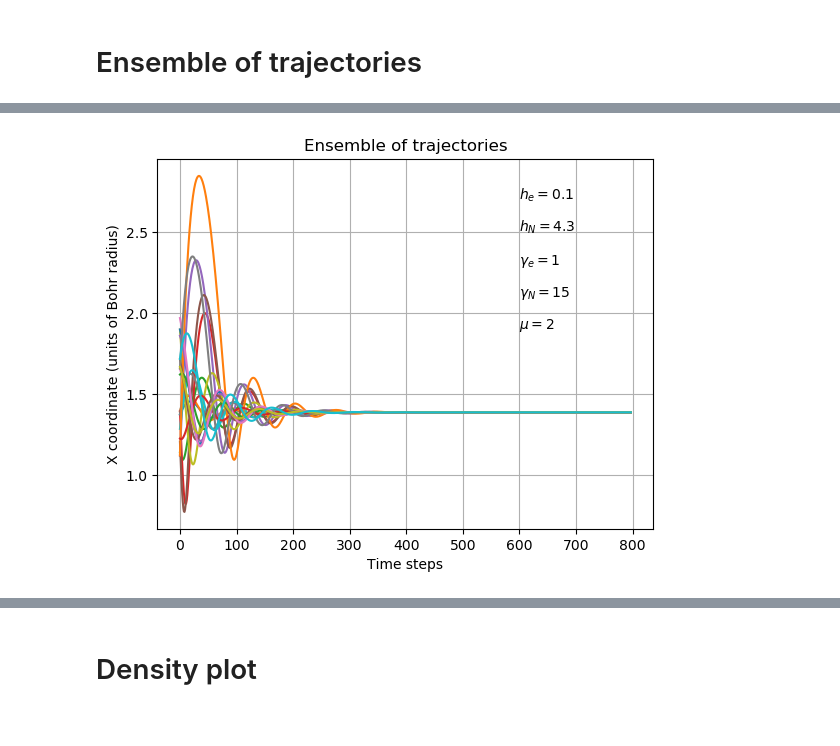
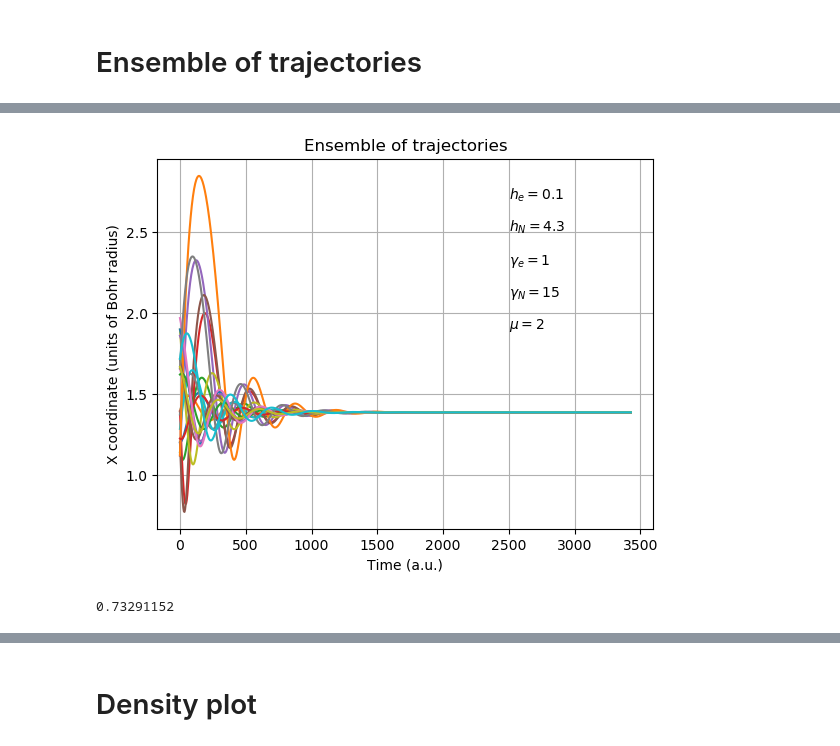
Before and after one commit to Peppone98/Quantum_MD_H2, a Jupyter notebook: CODE/plots.ipynb, the cells around one changed output, grey strips where cells are left out. Drawn from its saved outputs; the diff is of its cells as text; code cells hidden in the pictures.

```diff
--- a/CODE/plots.ipynb
+++ b/CODE/plots.ipynb
@@ -53,3 +53,6 @@ for i in range(1, 20):
     df = pd.read_csv(f'outputs/HF_traj/CPMD_HF_{i}.txt', sep='\s+',header=None)
     df = pd.DataFrame(df)
     main_dataframe = pd.concat([main_dataframe, df],axis=1)
+    N = len(main_dataframe[0])
+    ts = 4.3
+    times = np.arange(0, N*ts, ts)
@@ -56,14 +73,19 @@ for i in range(1, 20):
 # %%
-plt.plot(main_dataframe[0])
+plt.plot(times, main_dataframe[0])
 plt.title('Ensemble of trajectories')
-plt.xlabel('Time steps')
+plt.xlabel('Time (a.u.)')
 plt.grid()
 plt.ylabel('X coordinate (units of Bohr radius)')
-plt.text(600, 2.7, "$h_{e}=0.1$")
-plt.text(600, 2.5, "$h_{N}=4.3$")
-plt.text(600, 2.3, "$\gamma_{e}=1$")
-plt.text(600, 2.1, "$\gamma_{N}=15$")
-plt.text(600, 1.9, "$\mu=2$")
+plt.text(2500, 2.7, "$h_{e}=0.1$")
+plt.text(2500, 2.5, "$h_{N}=4.3$")
+plt.text(2500, 2.3, "$\gamma_{e}=1$")
+plt.text(2500, 2.1, "$\gamma_{N}=15$")
+plt.text(2500, 1.9, "$\mu=2$")
 plt.savefig("outputs/pics/traj.png")
 # %% [output]
-[figure, old version]
+[figure, new version]
+# %%
+# Theoretical equilibrium distance:
+0.528*1.38809
+# %% [output]
+0.73291152
```
Also changed, not shown: parts of 15 cells of this notebook, 41 other files.
